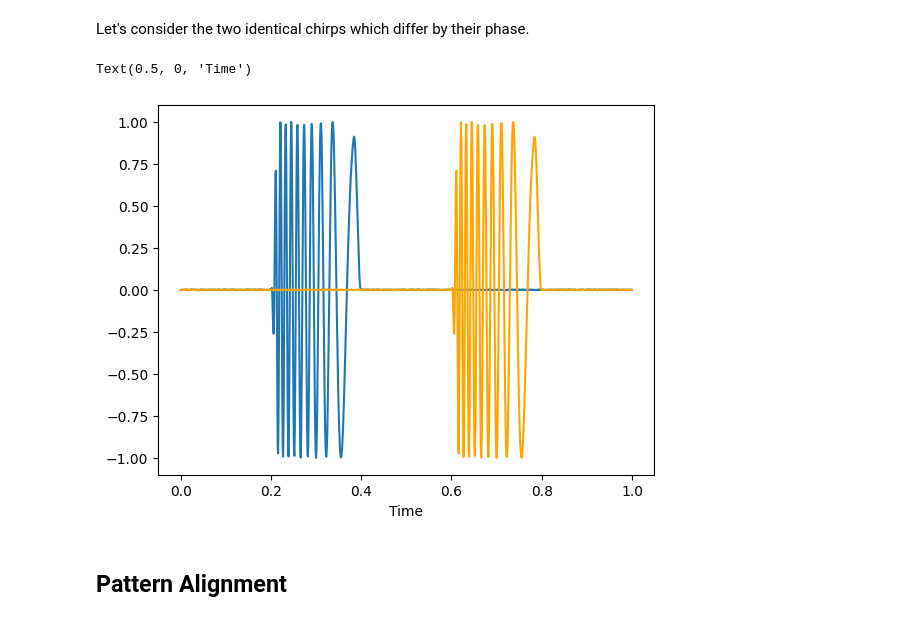
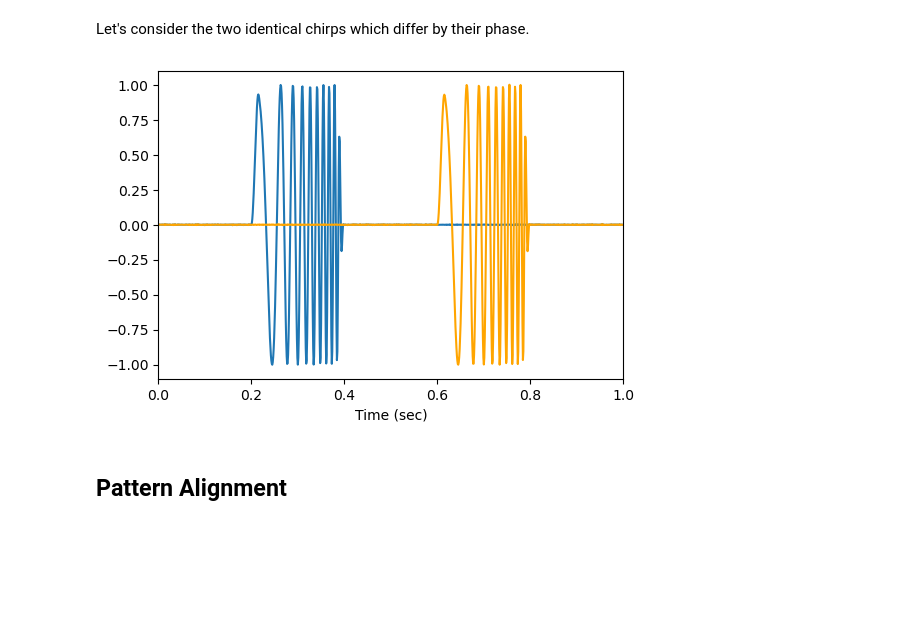
Before and after one commit to leewujung/fundamentals, a Jupyter notebook: boat_tutorials/primers/signal_processing_03_cross-correlation.ipynb, the cells around one changed output. Drawn from its saved outputs; the diff is of its cells as text; code cells hidden in the pictures; blank space fills up the shorter version.

```diff
--- a/boat_tutorials/primers/signal_processing_03_cross-correlation.ipynb
+++ b/boat_tutorials/primers/signal_processing_03_cross-correlation.ipynb
@@ -23,7 +23,7 @@ def chirp_short_offset(offset):
     chirp_duration = 0.2
     if offset>=0 and offset<=end_time-chirp_duration:
         chirp_time = np.linspace(0, chirp_duration, int(chirp_duration*FS), endpoint=False)
-        chirp = signal.chirp(chirp_time, freq, chirp_duration, 0) # zero phase
+        chirp = signal.chirp(chirp_time, 0, chirp_duration, freq) # zero phase
         A = 1 * signal.windows.tukey(len(chirp), alpha=0.16)
 
         signal_to_plot = np.zeros(int(end_time*FS))
@@ -35,13 +35,15 @@ def chirp_short_offset(offset):
 # %%
 chirp1 = chirp_short_offset(offset=0.2)
 chirp2 = chirp_short_offset(offset=0.6)
 
+plt.figure(figsize=(6,4))
 plt.plot(time, chirp1)
 plt.plot(time, chirp2, "orange")
-plt.xlabel("Time")
+plt.xlim(0, 1)
+plt.xlabel("Time (sec)", fontsize=10)
+plt.show()
 # %% [output]
-Text(0.5, 0, 'Time')
-[figure, old version]
+[figure, new version]
 # %% [markdown]
 ## Pattern Alignment
 # %% [markdown]
```
Also changed, not shown: parts of 13 cells of this notebook, 1 other file.
